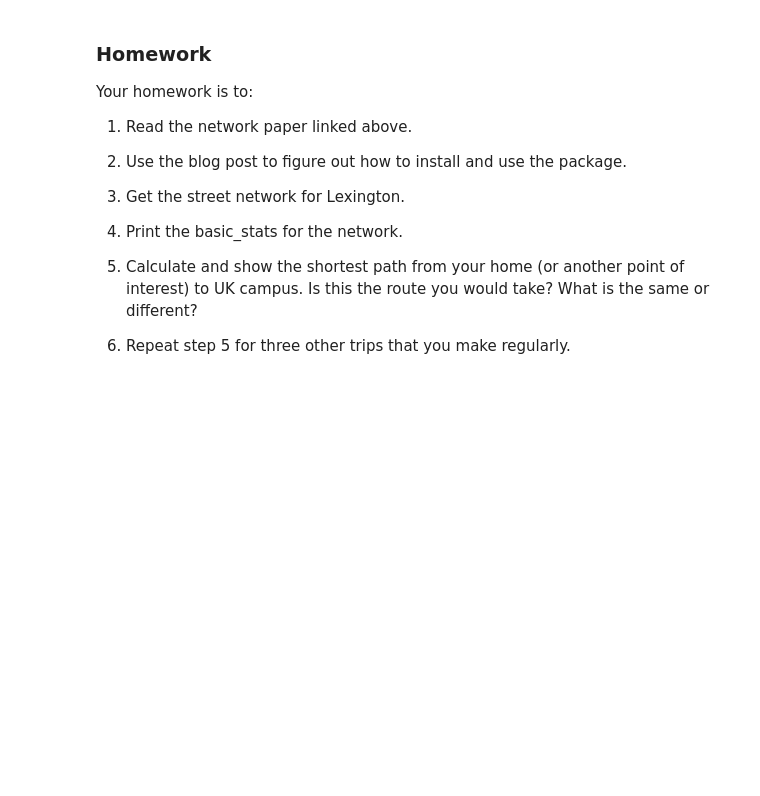
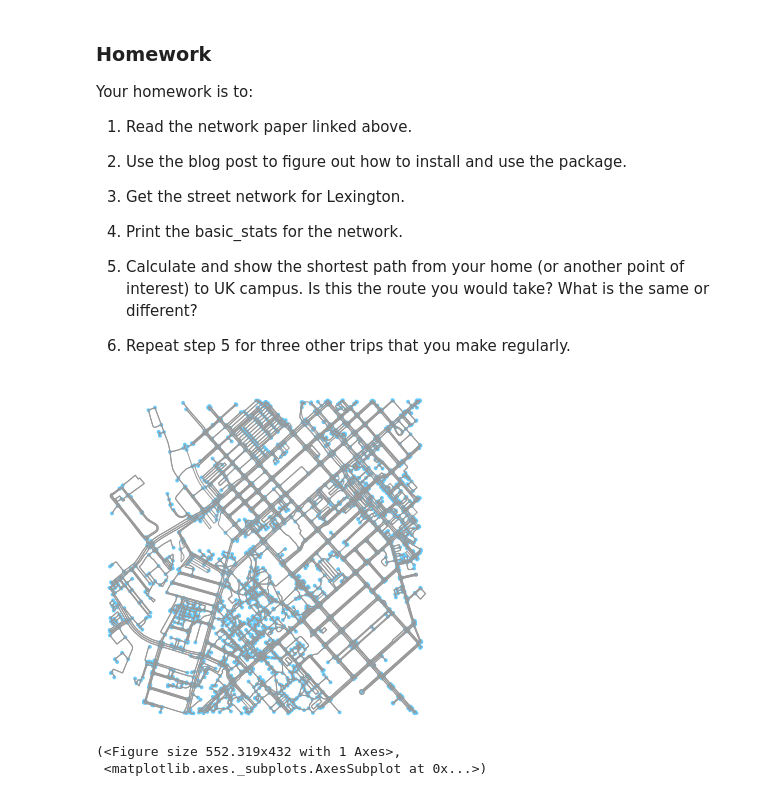
Before and after one commit to Chrisneny/ce599, a Jupyter notebook: 13-Networks 2/Networks_OSM.ipynb, the cells around one changed output. Cells and saved outputs as stored; diff of their text form; code cells hidden in the pictures; blank space fills up the shorter version.

```diff
--- a/13-Networks 2/Networks_OSM.ipynb
+++ b/13-Networks 2/Networks_OSM.ipynb
@@ -34,0 +44,7 @@ Your homework is to:
+# %%
+lex = ox.graph_from_point((38.0406, -84.5037), network_type='all')
+ox.plot_graph(lex)
+# %% [output]
+[figure, added]
+(<Figure size 552.319x432 with 1 Axes>,
+ <matplotlib.axes._subplots.AxesSubplot at 0x...>)
```
Also changed, not shown: parts of 14 cells of this notebook.
